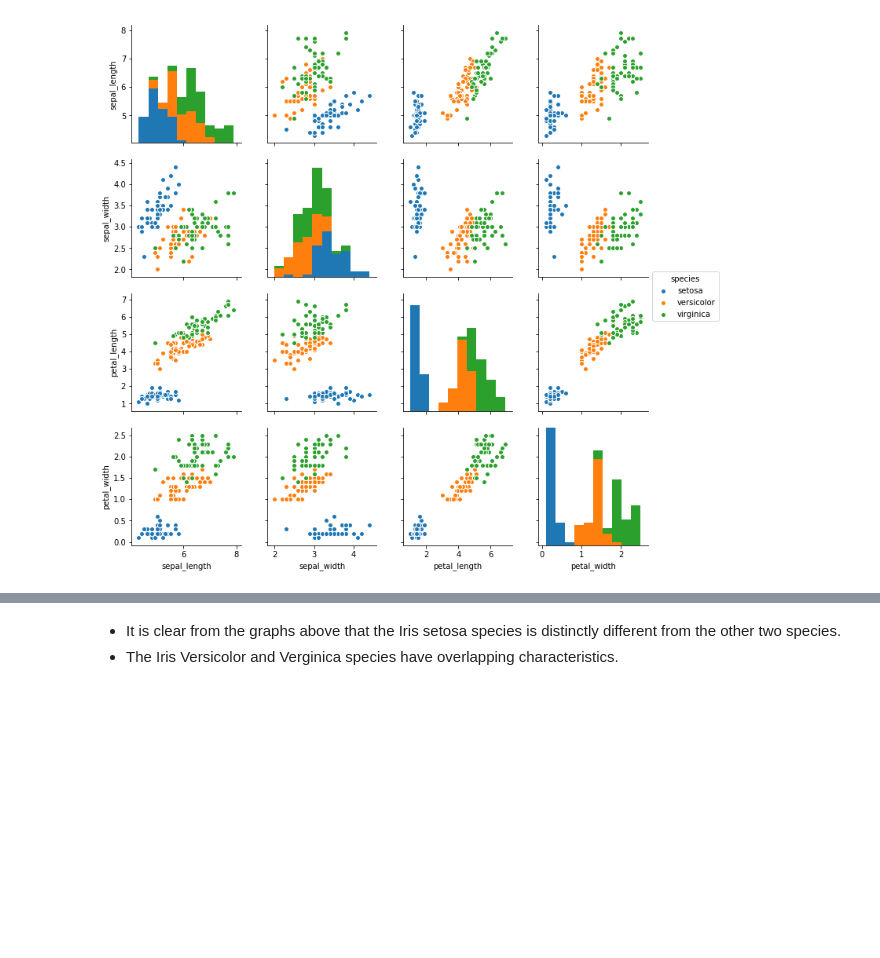
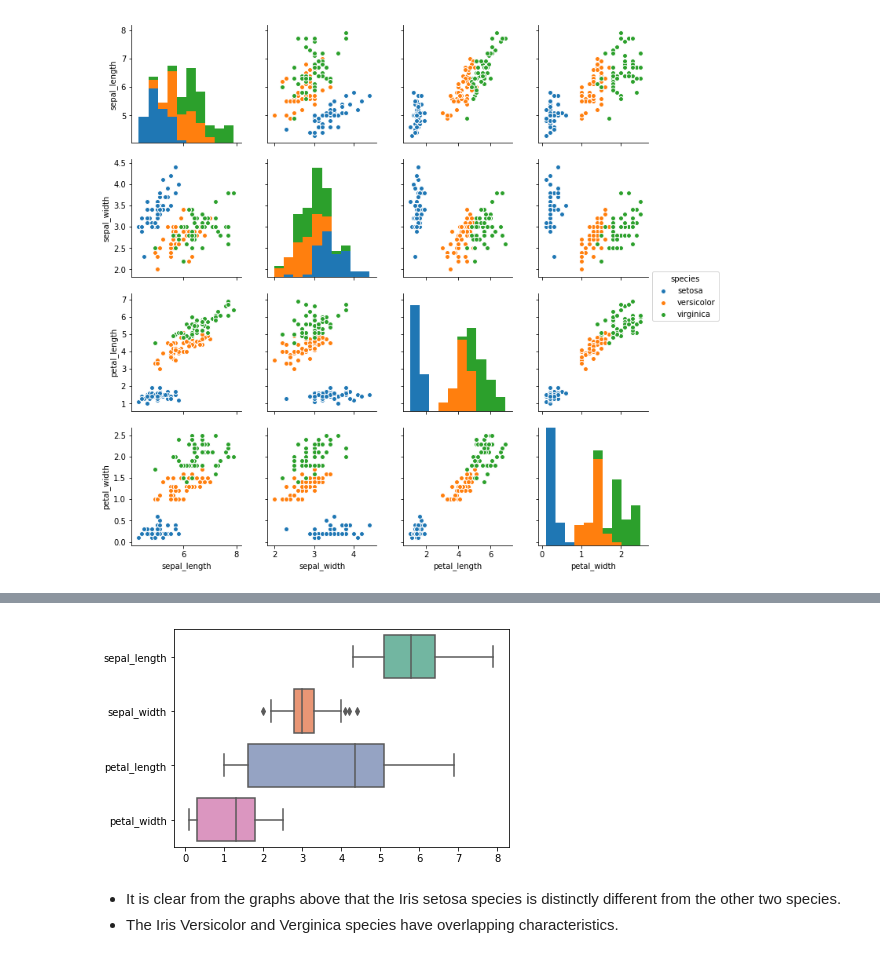
Before and after one commit to lanodburke/Emerging-Technologies-Project, a Jupyter notebook: iris-dataset.ipynb, the cells around one changed output, grey strips where cells are left out. Cells and saved outputs as stored; diff of their text form; code cells hidden in the pictures; blank space fills up the shorter version.

```diff
--- a/iris-dataset.ipynb
+++ b/iris-dataset.ipynb
@@ -62,3 +112,7 @@ sns.pairplot(iris_dataset, hue='species')
+# %%
+boxplot = sns.boxplot(data=iris_dataset, orient="h", palette="Set2")
+# %% [output]
+[figure, added]
 # %% [markdown]
 - It is clear from the graphs above that the Iris setosa species is distinctly different from the other two species.
 - The Iris Versicolor and Verginica species have overlapping characteristics.
```
Also changed, not shown: parts of 6 cells of this notebook.
